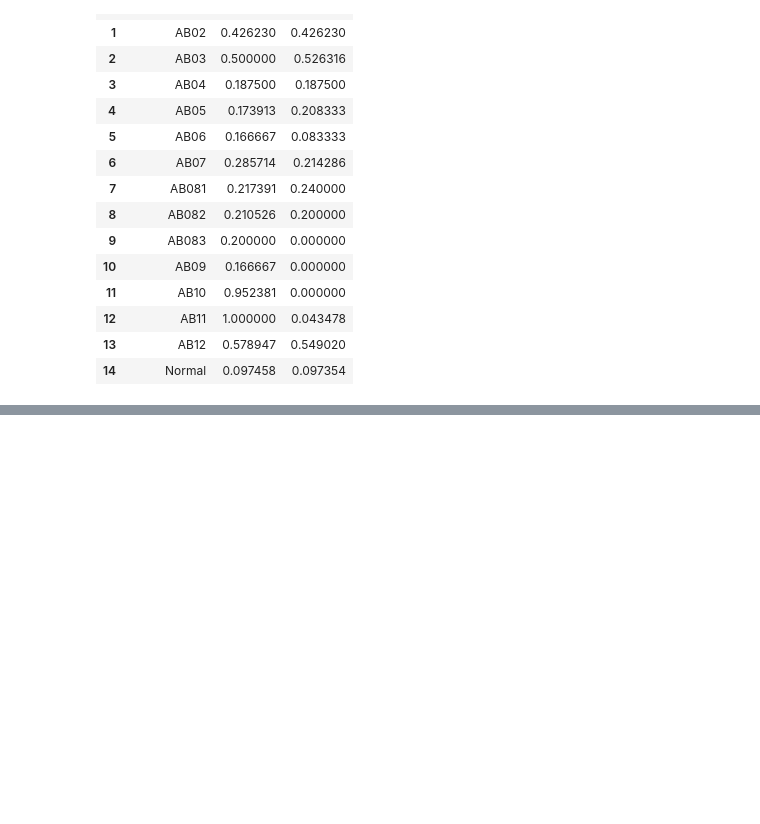
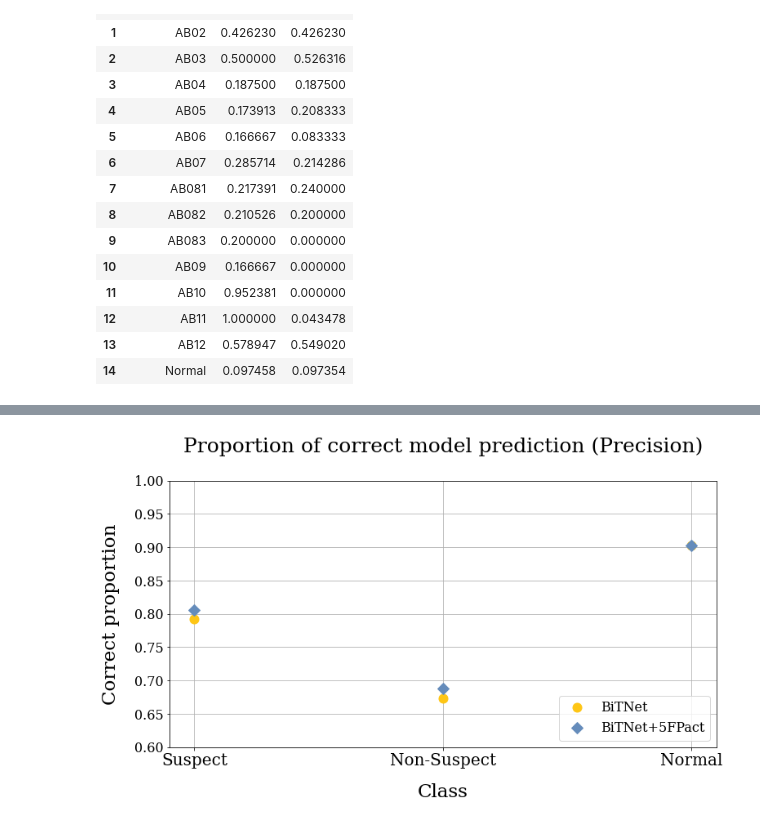
Before and after one commit to Peckkie/Experiment_Evaluation_CCA, a Jupyter notebook: PlotGraph_IncerrectPrediction_byBiTNetModel.ipynb, the cells around one changed output, grey strips where cells are left out. Cells and saved outputs as stored; diff of their text form; code cells hidden in the pictures; blank space fills up the shorter version.

```diff
--- a/PlotGraph_IncerrectPrediction_byBiTNetModel.ipynb
+++ b/PlotGraph_IncerrectPrediction_byBiTNetModel.ipynb
@@ -385,0 +456,40 @@ plt.show()
+# %%
+font = {'family': 'serif',
+        'color':  'black',
+        'weight': 'normal'}
+
+fig, ax = plt.subplots(figsize=(12, 6))
+ass = [0.8061, 0.6877, 0.9026]
+unass  = [0.7917, 0.6728, 0.9025]
+# ai = [0.84,0.84,0.84,0.84]
+# X = [[0,0],[0.5,0.5],[1,1],[1.5,1.5]]
+# Y = [[0.61,0.35],[0.69,0.5],[0.81,0.75],[0.84,0.64]]
+plt.ylim(0.6,1)
+x = np.arange(0,3,1)
+
+# plt.plot(x, ai , color='#363737',  linestyle='--', linewidth=2, label='BiTnet model (Acc. 0.84)')
+
+# for i in range(len(X)):
+#     plt.plot(X[i], Y[i] , color='#AAA7A7',  linestyle='-', linewidth=4)
+
+plt.plot(x, unass, color='#fec615',  linestyle=' ', marker='o', markeredgecolor='#fec615', markersize=11, label='BiTNet')
+plt.plot(x, ass, color='#658cbb',  linestyle=' ', marker='D', markeredgecolor='#658cbb', markersize=10, label='BiTNet+5FPact')
+
+# legend(['Unassisted', 'Assisted'], bbox_to_anchor=(1.17,1.))
+plt.title('Proportion of correct model prediction (Precision)',fontsize=25, fontdict=font, pad=35)
+plt.xlabel('Class',fontsize=23, fontdict=font,  labelpad=18)
+plt.ylabel('Correct proportion',fontsize=23, fontdict=font,  labelpad=18)
+ax.set_xticks(x)
+labels = ['Suspect', 'Non-Suspect','Normal']
+ax.set_xticklabels(labels,fontsize=12, fontdict=font)
+plt.legend(loc='lower right', prop={'family': 'serif', 'size': 16})
+
+hfont = {'fontname':'serif'}
+plt.yticks(fontsize=16, **hfont)
+plt.xticks(fontsize=20, **hfont)
+
+
+plt.grid(True)
+show()
+# %% [output]
+[figure, added]
```
Also changed, not shown: parts of 19 cells of this notebook, 1 other file.
